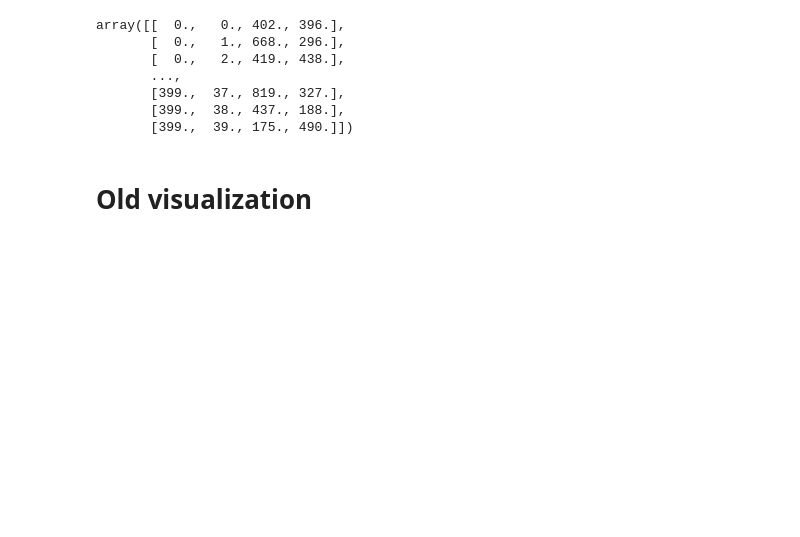
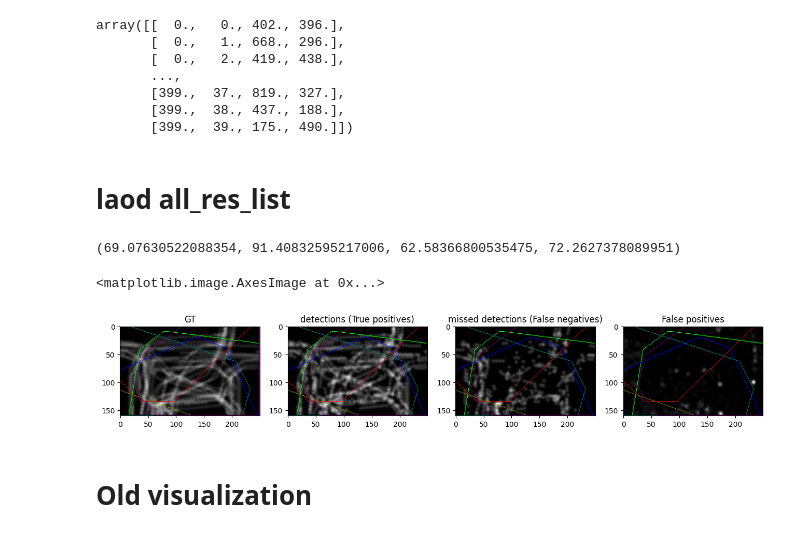
Before and after one commit to ErikBrorsson/MVDet, a Jupyter notebook: trash.ipynb, the cells around one changed output. Drawn from its saved outputs; the diff is of its cells as text; code cells hidden in the pictures; blank space fills up the shorter version.

```diff
--- a/trash.ipynb
+++ b/trash.ipynb
@@ -932,3 +1009,32 @@ array([[  0.,   0., 402., 396.],
        [399.,  37., 819., 327.],
        [399.,  38., 437., 188.],
        [399.,  39., 175., 490.]])
+# %% [markdown]
+# laod all_res_list
+# %%
+res_path = os.path.join(os.path.dirname(args.resume_model), "test_12", "all_res.txt")
+print("res_path: ", res_path)
+gt_path = test_loader.dataset.dicts[dataset_name[0]]["base"].gt_fpath
+print("gt_path: ", gt_path)
+
+cls_thres = 0.35
+nms_thres = 20
+# nms_thres = 70
+
+all_res_list_thres = np.loadtxt(res_path)
+all_res_list_thres = torch.tensor(all_res_list_thres)
+all_res_list_thres = all_res_list_thres[all_res_list_thres[:, -1] > cls_thres]
+
+res_list = []
+for frame in np.unique(all_res_list_thres[:, 0]):
+    res = all_res_list_thres[all_res_list_thres[:, 0] == frame, :]
+    positions, scores = res[:, 1:3], res[:, 3]
+    ids, count = nms(positions, scores, nms_thres, np.inf)
+    res_list.append(torch.cat([torch.ones([count, 1]) * frame, positions[ids[:count], :]], dim=1))
+res_list = torch.cat(res_list, dim=0).numpy() if res_list else np.empty([0, 3])
+
+gtAllMatrix, detAllMatrix = load_res(res_list, np.loadtxt(gt_path))
+recall, precision, MODA, MODP = CLEAR_MOD_HUN(gtAllMatrix, detAllMatrix)
+recall, precision, MODA, MODP
+# %% [output]
+(69.07630522088354, 91.40832595217006, 62.58366800535475, 72.2627378089951)
@@ -935,3 +1176,22 @@ array([[  0.,   0., 402., 396.],
+# %%
+# True positive heatmap
+map_gt_img = display_cam_layout(map_gt_tot / np.max(map_gt_tot), view_indicator_list)
+map_detected_img = display_cam_layout(map_detected_tot / np.max(map_detected_tot), view_indicator_list)
+map_missed_tot_img = display_cam_layout(map_missed_tot / np.max(map_missed_tot), view_indicator_list)
+map_fp_tot_img = display_cam_layout(map_fp_tot / np.max(map_fp_tot), view_indicator_list)
+
+fig = plt.figure(figsize=(16,9))
+subplt0 = fig.add_subplot(141, title="GT")
+subplt1 = fig.add_subplot(142, title="detections (True positives)")
+subplt2 = fig.add_subplot(143, title="missed detections (False negatives)")
+subplt3 = fig.add_subplot(144, title="False positives")
+subplt0.imshow(map_gt_img)
+subplt1.imshow(map_detected_img)
+subplt2.imshow(map_missed_tot_img)
+subplt3.imshow(map_fp_tot_img)
+# %% [output]
+<matplotlib.image.AxesImage at 0x...>
+[figure, added]
 # %% [markdown]
 # Old visualization
 # %%
```
Also changed, not shown: parts of 19 cells of this notebook, 4 other files.
